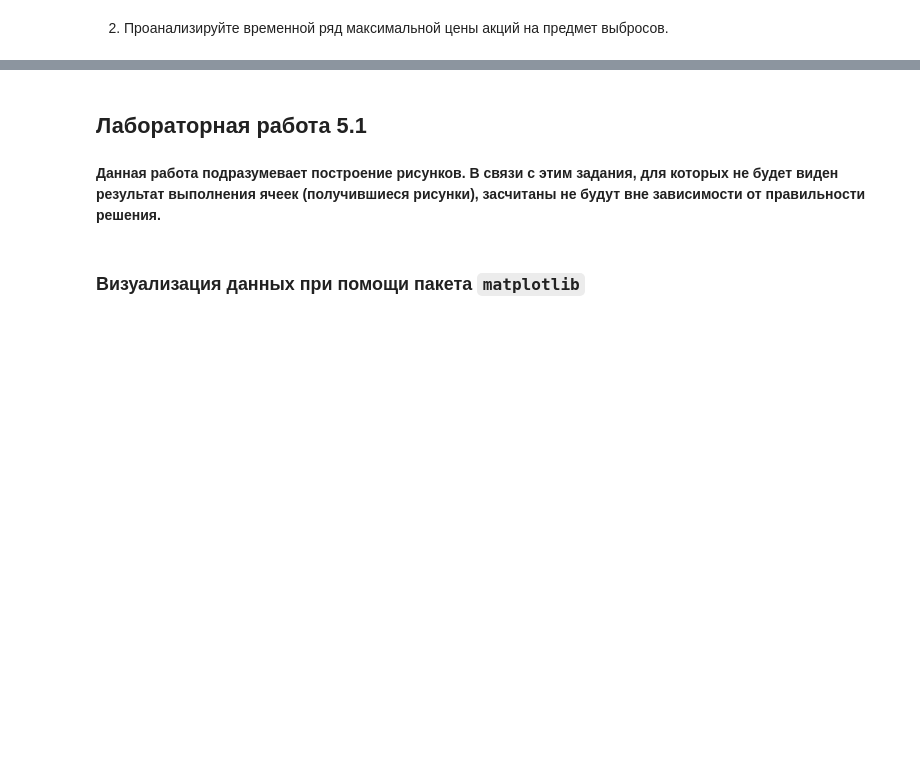
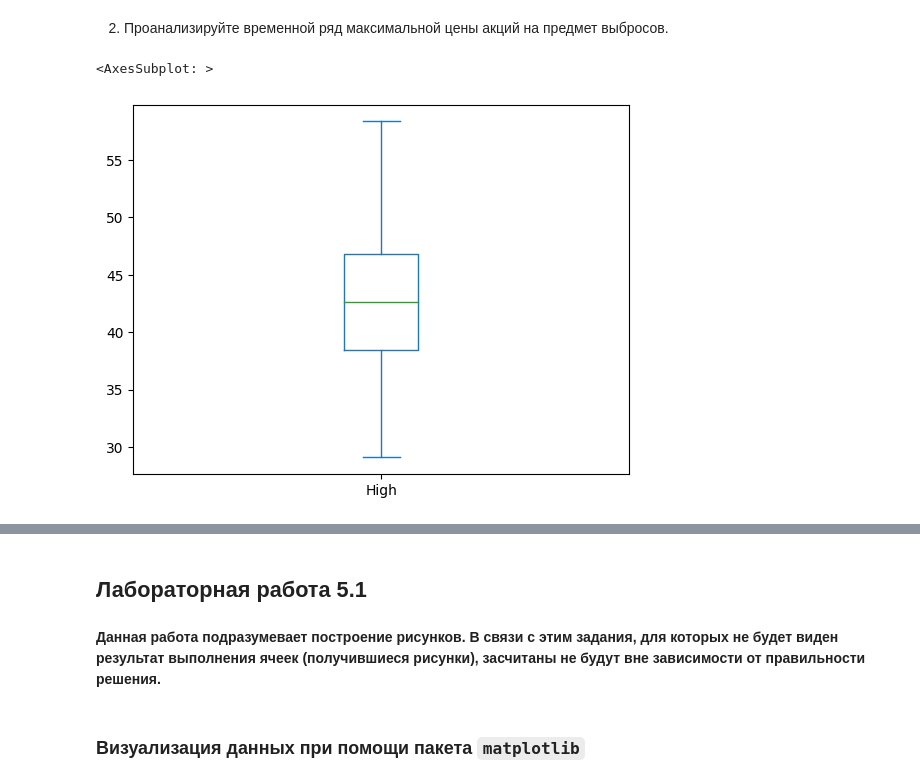
Before and after one commit to inmyfavor/Laboratornaya-rabota-5, a Jupyter notebook: 05_visualization.ipynb, the cells around one changed output, grey strips where cells are left out. Drawn from its saved outputs; the diff is of its cells as text; code cells hidden in the pictures; blank space fills up the shorter version.

```diff
--- a/05_visualization.ipynb
+++ b/05_visualization.ipynb
@@ -28,2 +60,7 @@ import pandas_datareader
 # %% [markdown]
 2. Проанализируйте временной ряд максимальной цены акций на предмет выбросов.
+# %%
+aapl['High'].plot.box()
+# %% [output]
+<AxesSubplot: >
+[figure, added]
```
Also changed, not shown: parts of 19 cells of this notebook.
